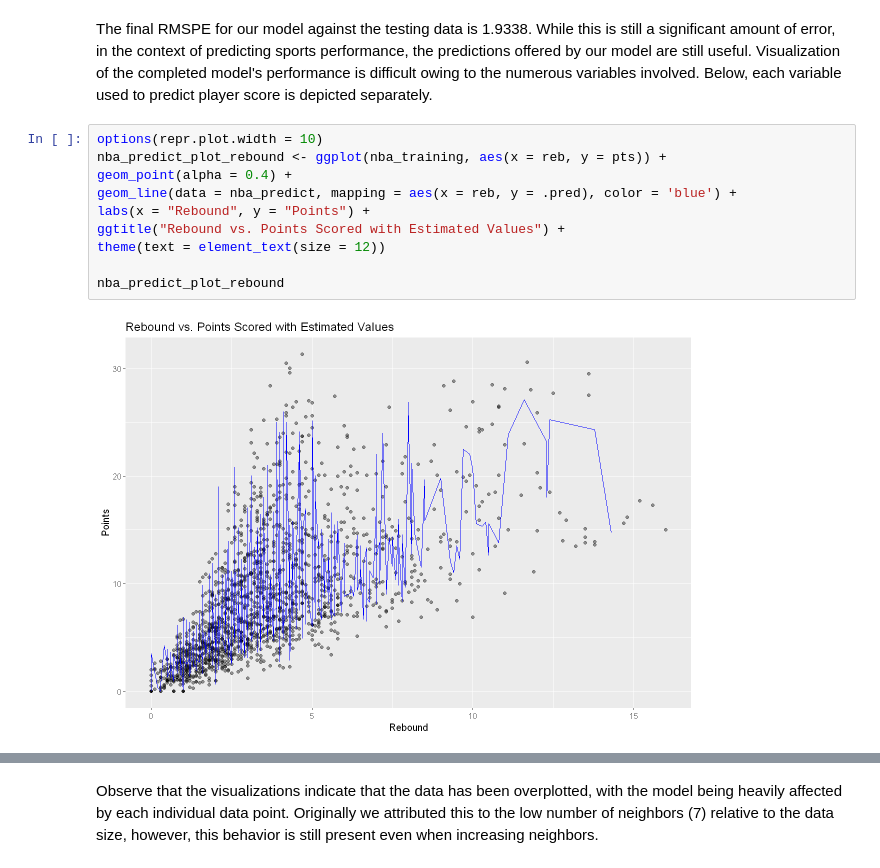
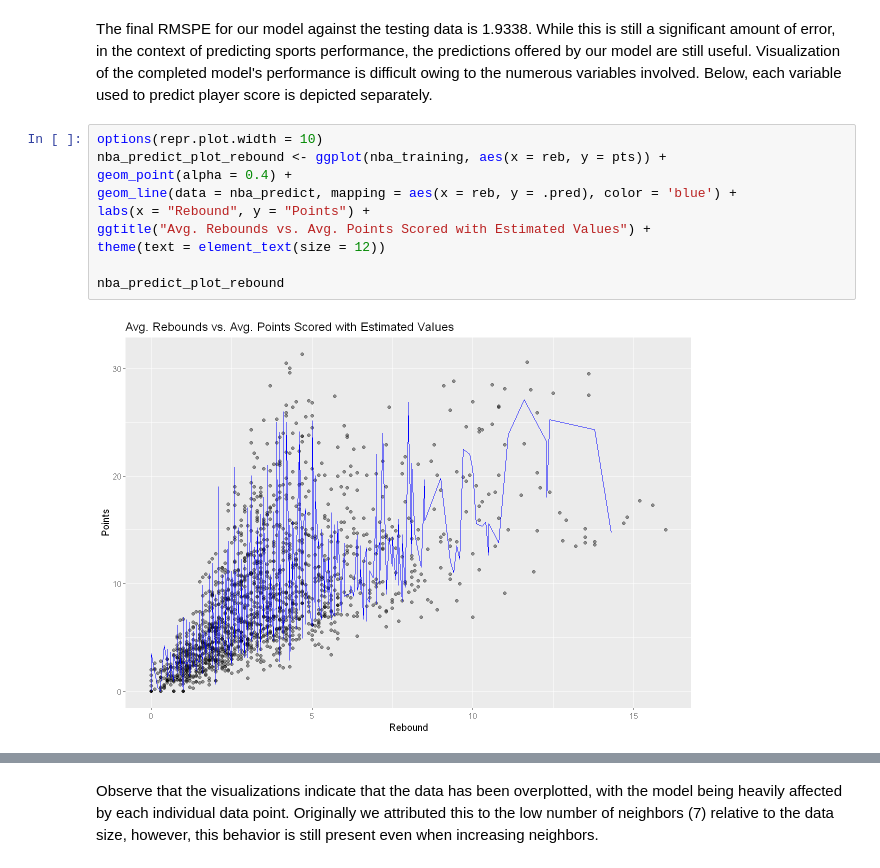
Before and after one commit to mdean808/dsci-100-group-project, a Jupyter notebook: project.ipynb, the cells around one changed output, grey strips where cells are left out. Saved outputs shown, nothing was run; the diff lists cells and outputs as text.

Commit message:
clarify that points are average in regression graphs

```diff
--- a/project.ipynb
+++ b/project.ipynb
@@ -349,15 +349,15 @@ The final RMSPE for our model against the testing data is 1.9338. While this is
 # %%
 options(repr.plot.width = 10)
 nba_predict_plot_rebound <- ggplot(nba_training, aes(x = reb, y = pts)) +
 geom_point(alpha = 0.4) +
 geom_line(data = nba_predict, mapping = aes(x = reb, y = .pred), color = 'blue') +
 labs(x = "Rebound", y = "Points") +
-ggtitle("Rebound vs. Points Scored with Estimated Values") +
+ggtitle("Avg. Rebounds vs. Avg. Points Scored with Estimated Values") +
 theme(text = element_text(size = 12))
 
 nba_predict_plot_rebound
 # %% [output]
-[figure, old version]
+[figure, new version]
 # %%
 nba_predict_plot_assist <- ggplot(nba_training, aes(x = ast, y = pts)) +
 geom_point(alpha = 0.4) +
```
Also changed, not shown: parts of 5 cells of this notebook.
